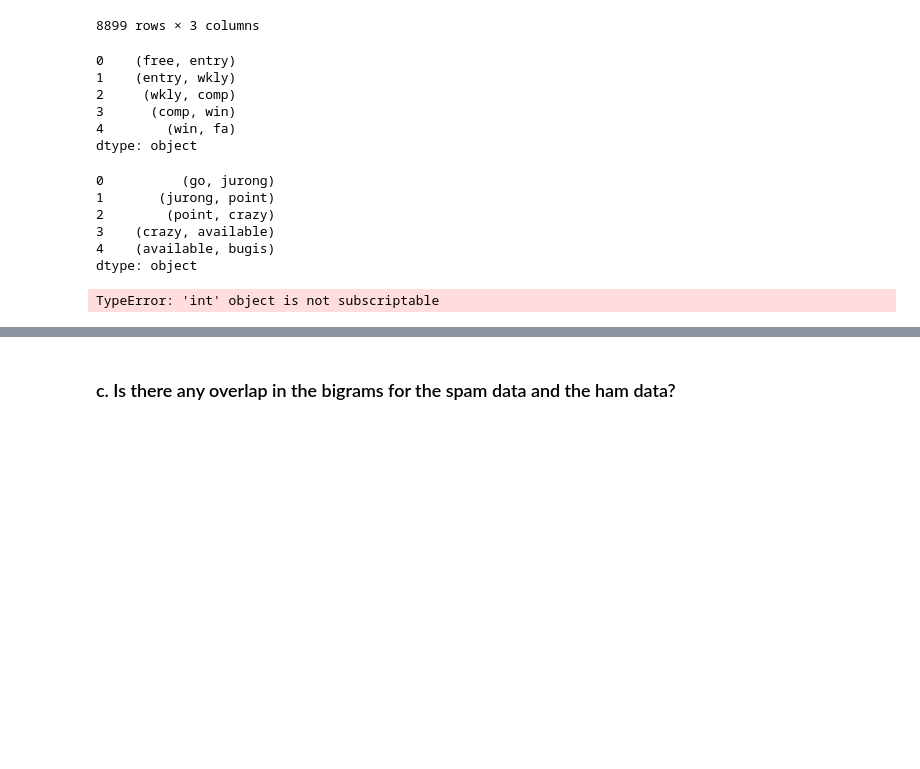
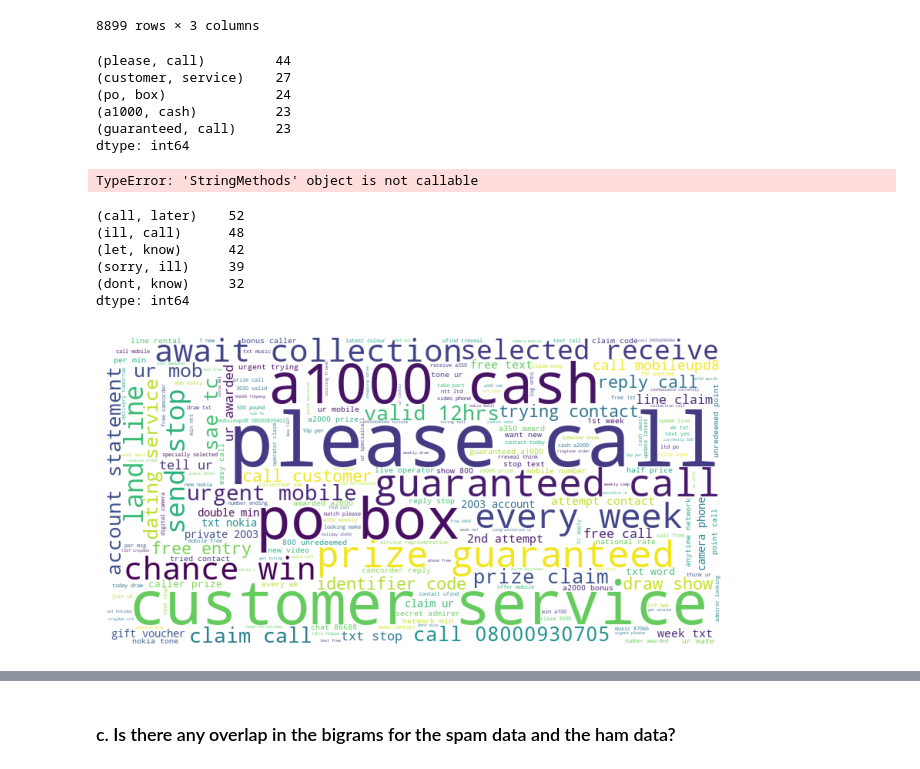
Before and after one commit to DerekBixby/natural-language-processing-exercises, a Jupyter notebook: explore.ipynb, the cells around one changed output, grey strips where cells are left out. Cells and saved outputs as stored; diff of their text form; code cells hidden in the pictures; blank space fills up the shorter version.

```diff
--- a/explore.ipynb
+++ b/explore.ipynb
@@ -151,46 +151,34 @@ word_counts.sort_values(['ham', 'spam', 'all'], ascending=False)
 | now1 | 0 | 1 | 1 |
 8899 rows × 3 columns
 # %%
-spam_bigrams = (pd.Series(nltk.ngrams(spam_words, 2)))
+spam_bigrams = (pd.Series(nltk.ngrams(spam_words, 2)).value_counts())
 
 
 spam_bigrams.head()
 # %% [output]
-0    (free, entry)
-1    (entry, wkly)
-2     (wkly, comp)
-3      (comp, win)
-4        (win, fa)
-dtype: object
+(please, call)         44
+(customer, service)    27
+(po, box)              24
+(a1000, cash)          23
+(guaranteed, call)     23
+dtype: int64
+# %%
+x = spam_bigrams.str(header=False,
+                  index=False,
+                  index_names=False).split('\n')
+spam_bigram_str = [','.join(ele.split()) for ele in x]
+print(spam_bigrams_str)
+# %% [output]
+TypeError: 'StringMethods' object is not callable
 # %%
-ham_bigrams = (pd.Series(nltk.ngrams(ham_words, 2)))
+ham_bigrams = (pd.Series(nltk.ngrams(ham_words, 2)).value_counts())
 
 
 ham_bigrams.head()
 # %% [output]
-0          (go, jurong)
-1       (jurong, point)
-2        (point, crazy)
-3    (crazy, available)
-4    (available, bugis)
-dtype: object
+(call, later)    52
+(ill, call)      48
+(let, know)      42
+(sorry, ill)     39
+(dont, know)     32
+dtype: int64
-# %%
-all_cloud = WordCloud(background_color='white', height=1000, width=400).generate(' '.join(all_words))
-ham_cloud = WordCloud(background_color='white', height=600, width=800).generate(' '.join(ham_words))
-spam_cloud = WordCloud(background_color='white', height=600, width=800).generate(' '.join(spam_words))
-
-plt.figure(figsize=(10, 8))
-
-axs = [plt.axes([0, 0, .5, 1]), plt.axes([.5, .5, .5, .5]), plt.axes([.5, 0, .5, .5])]
-
-axs[0].imshow(all_cloud)
-axs[1].imshow(ham_cloud)
-axs[2].imshow(spam_cloud)
-
-axs[0].set_title('All Words')
-axs[1].set_title('Ham')
-axs[2].set_title('Spam')
-
-for ax in axs: ax.axis('off')
-# %% [output]
-TypeError: 'int' object is not subscriptable
@@ -196,0 +187,9 @@ TypeError: 'int' object is not subscriptable
+# %%
+data = {k[0] + ' ' + k[1]: v for k, v in spam_bigrams.to_dict().items()}
+img = WordCloud(background_color='white', width=800, height=400).generate_from_frequencies(data)
+plt.figure(figsize=(8, 4))
+plt.imshow(img)
+plt.axis('off')
+plt.show()
+# %% [output]
+[figure, added]
```
Also changed, not shown: parts of 8 cells of this notebook.
